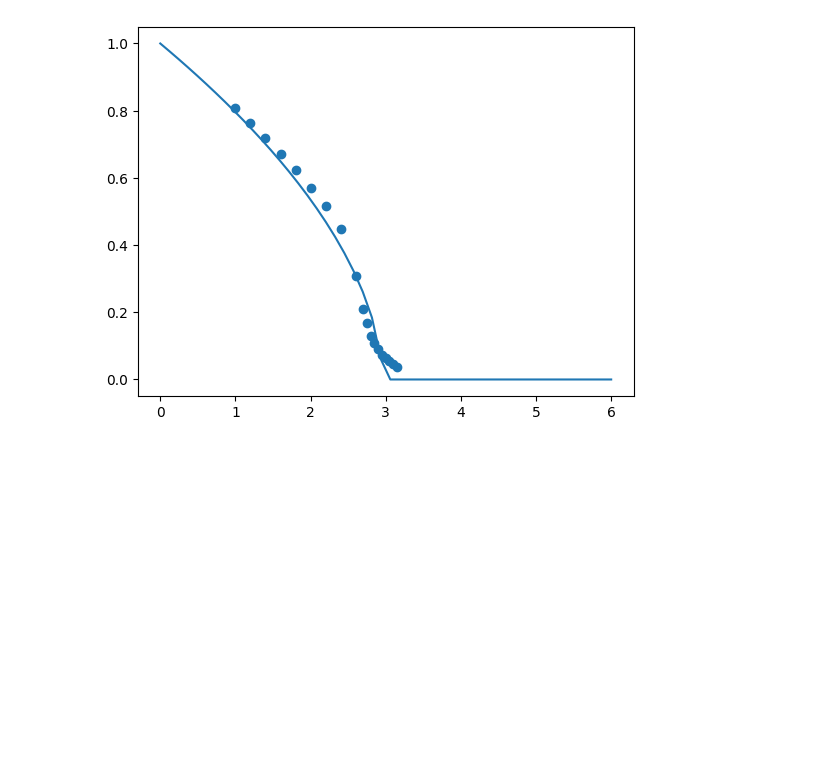
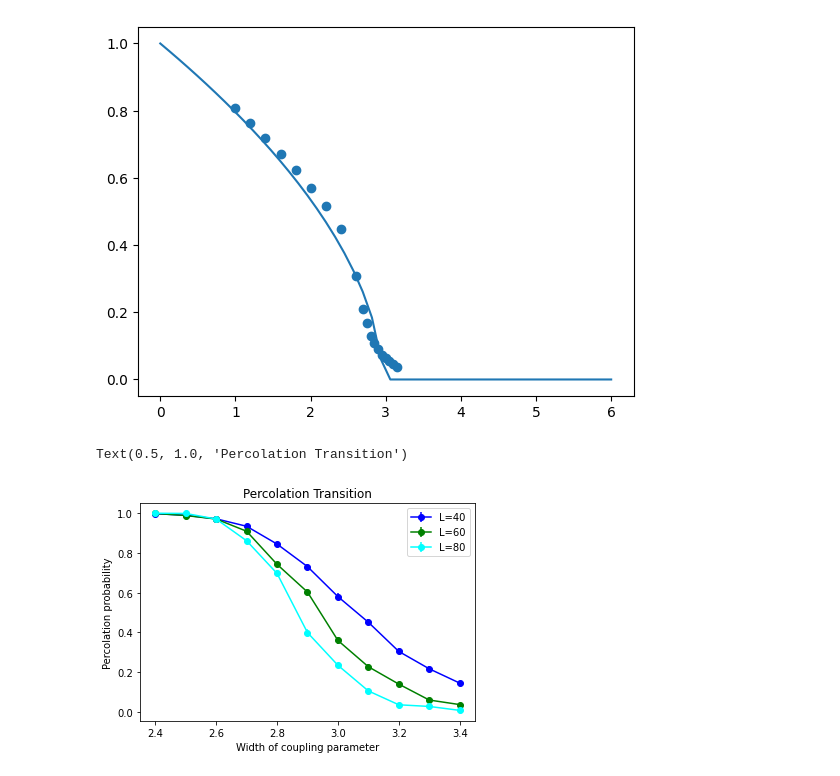
Before and after one commit to tsgaurav/Ising_RSRG, a Jupyter notebook: output/large_instance_runs_1/Distribution_Analysis.ipynb, the cells around one changed output. Saved outputs shown, nothing was run; the diff lists cells and outputs as text; code cells hidden in the pictures; blank space fills up the shorter version.

```diff
--- a/output/large_instance_runs_1/Distribution_Analysis.ipynb
+++ b/output/large_instance_runs_1/Distribution_Analysis.ipynb
@@ -384,6 +369,19 @@ for L in L_list:
 #y_full_dec_40 = np.array([0.99583333, 0.97708333, 0.93229167, 0.86666667, 0.74166667, 0.61770833])
 #plt.plot(x_full_dec_40, y_full_dec_40, marker='*')
 #plt.yscale('log')
+# %%
+for i, L in enumerate(L_list):
+    x, y, y_err = w_vals_list[i], perc_prob_vals_list[i], perc_prob_vals_list_err[i]
+    plt.errorbar(x, y, c=c_dict[L], label="L="+str(L), marker='o', yerr=y_err)
+
+
+plt.legend()
+plt.ylabel("Percolation probability")
+plt.xlabel("Width of coupling parameter")
+plt.title("Percolation Transition")
+# %% [output]
+Text(0.5, 1.0, 'Percolation Transition')
+[figure, added]
 # %%
 for i, L in enumerate(L_list):
     x, y, y_err = w_vals_list[i], perc_prob_vals_list[i], perc_prob_vals_list_err[i]
```
Also changed, not shown: parts of 6 cells of this notebook, 2 other files.
